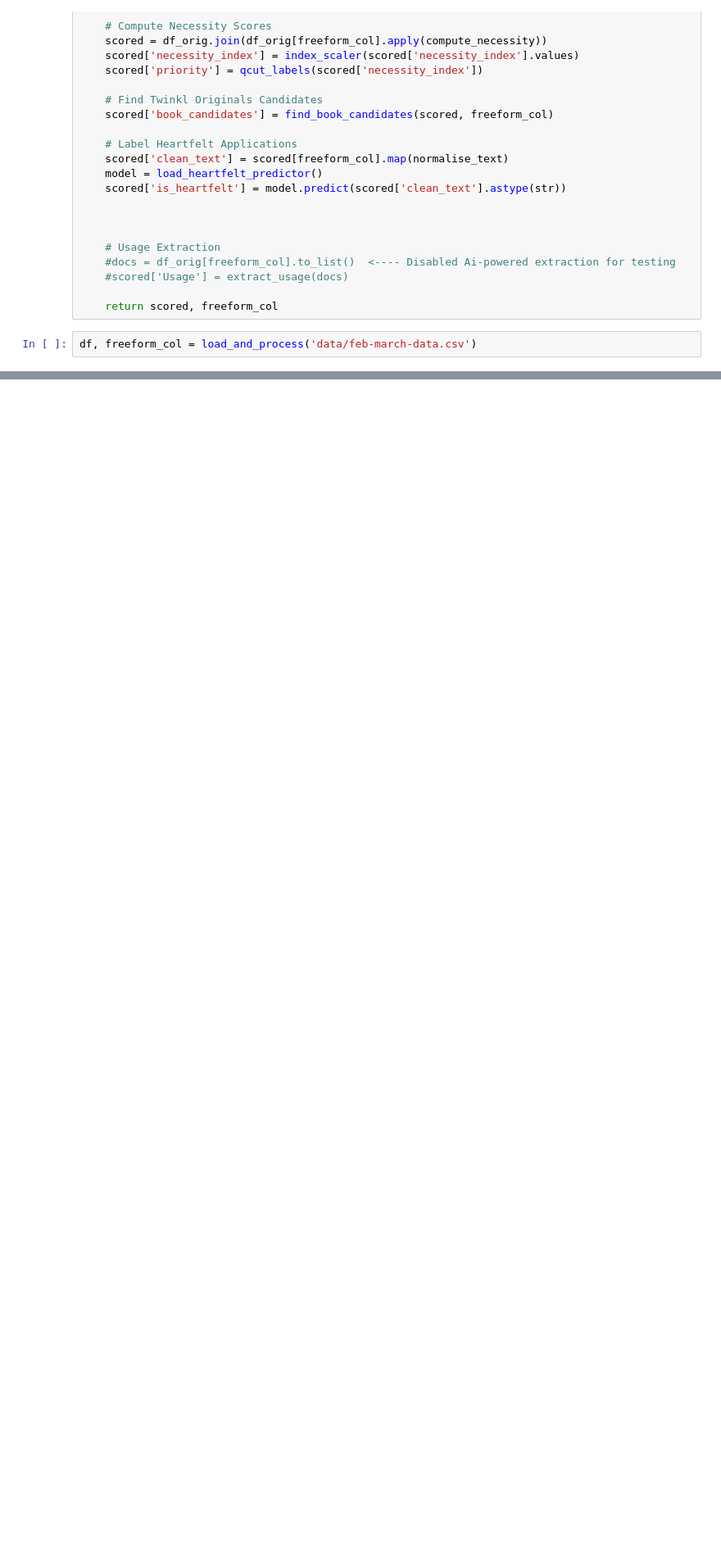
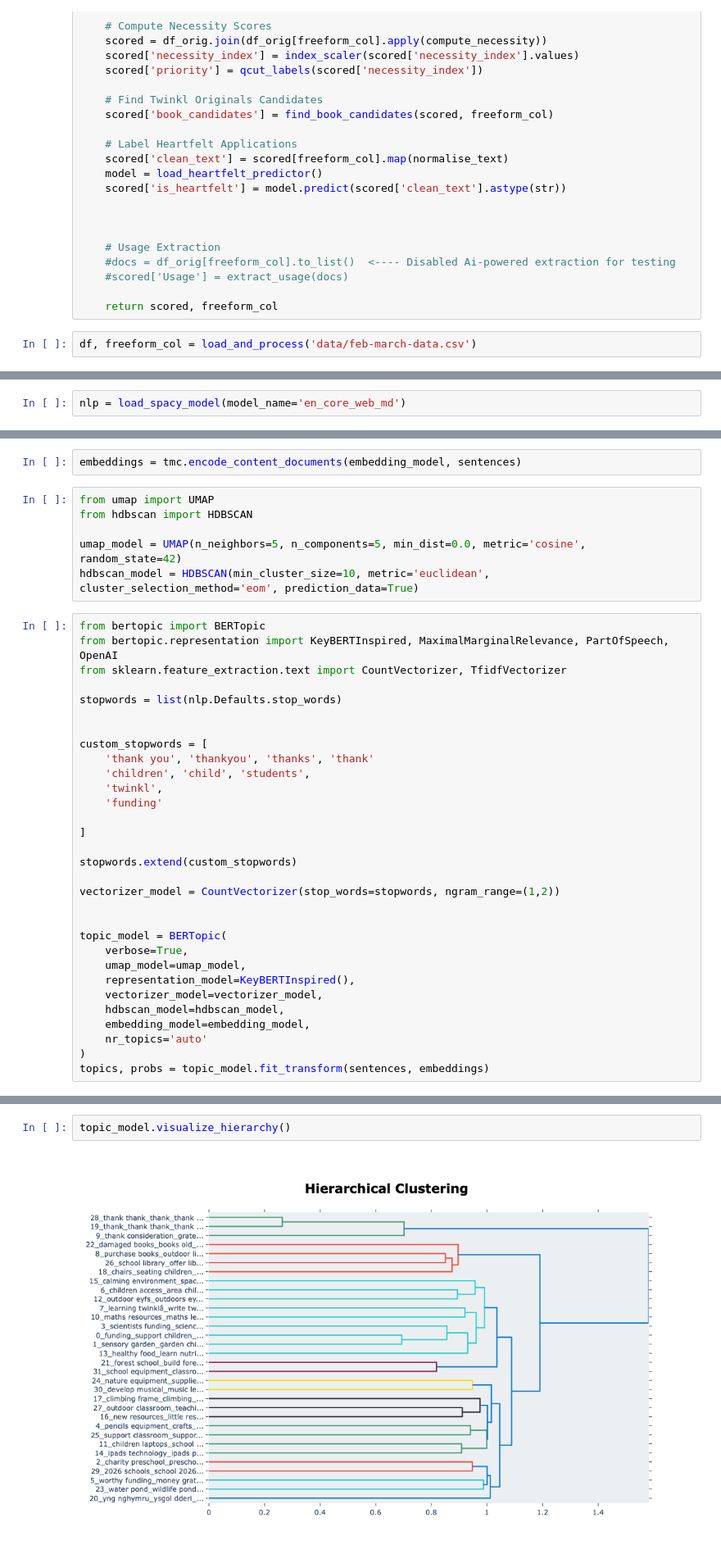
Before and after one commit to lynn-twinkl/grant-applications-app, a Jupyter notebook: notebooks/app_pipeline.ipynb, the cells around one changed output, grey strips where cells are left out. Shown at 82% size. Cells and saved outputs as stored; diff of their text form; blank space fills up the shorter version.

```diff
--- a/notebooks/app_pipeline.ipynb
+++ b/notebooks/app_pipeline.ipynb
@@ -77,0 +111,2 @@ df.head(3)
+# %%
+nlp = load_spacy_model(model_name='en_core_web_md')
@@ -77,0 +134,39 @@ df.head(3)
+# %%
+embeddings = tmc.encode_content_documents(embedding_model, sentences)
+# %%
+from umap import UMAP
+from hdbscan import HDBSCAN
+
+umap_model = UMAP(n_neighbors=5, n_components=5, min_dist=0.0, metric='cosine', random_state=42)
+hdbscan_model = HDBSCAN(min_cluster_size=10, metric='euclidean', cluster_selection_method='eom', prediction_data=True)
+# %%
+from bertopic import BERTopic
+from bertopic.representation import KeyBERTInspired, MaximalMarginalRelevance, PartOfSpeech, OpenAI
+from sklearn.feature_extraction.text import CountVectorizer, TfidfVectorizer
+
+stopwords = list(nlp.Defaults.stop_words)
+
+
+custom_stopwords = [
+    'thank you', 'thankyou', 'thanks', 'thank'
+    'children', 'child', 'students',
+    'twinkl',
+    'funding'
+
+]
+
+stopwords.extend(custom_stopwords)
+
+vectorizer_model = CountVectorizer(stop_words=stopwords, ngram_range=(1,2))
+
+
+topic_model = BERTopic(
+    verbose=True,
+    umap_model=umap_model,
+    representation_model=KeyBERTInspired(),
+    vectorizer_model=vectorizer_model,
+    hdbscan_model=hdbscan_model,
+    embedding_model=embedding_model,
+    nr_topics='auto'
+)
+topics, probs = topic_model.fit_transform(sentences, embeddings)
@@ -77,0 +205,4 @@ df.head(3)
+# %%
+topic_model.visualize_hierarchy()
+# %% [output]
+[figure, added]
```
Also changed, not shown: parts of 16 cells of this notebook.
